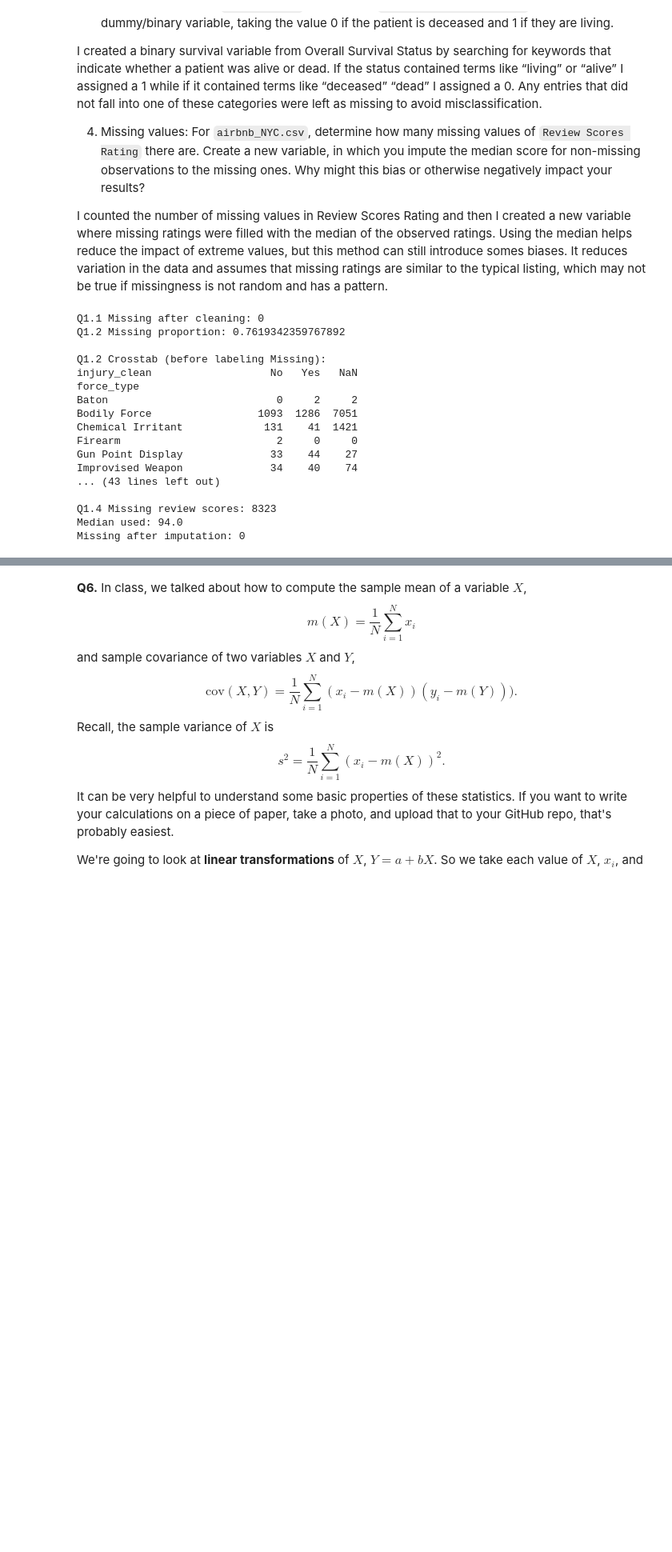
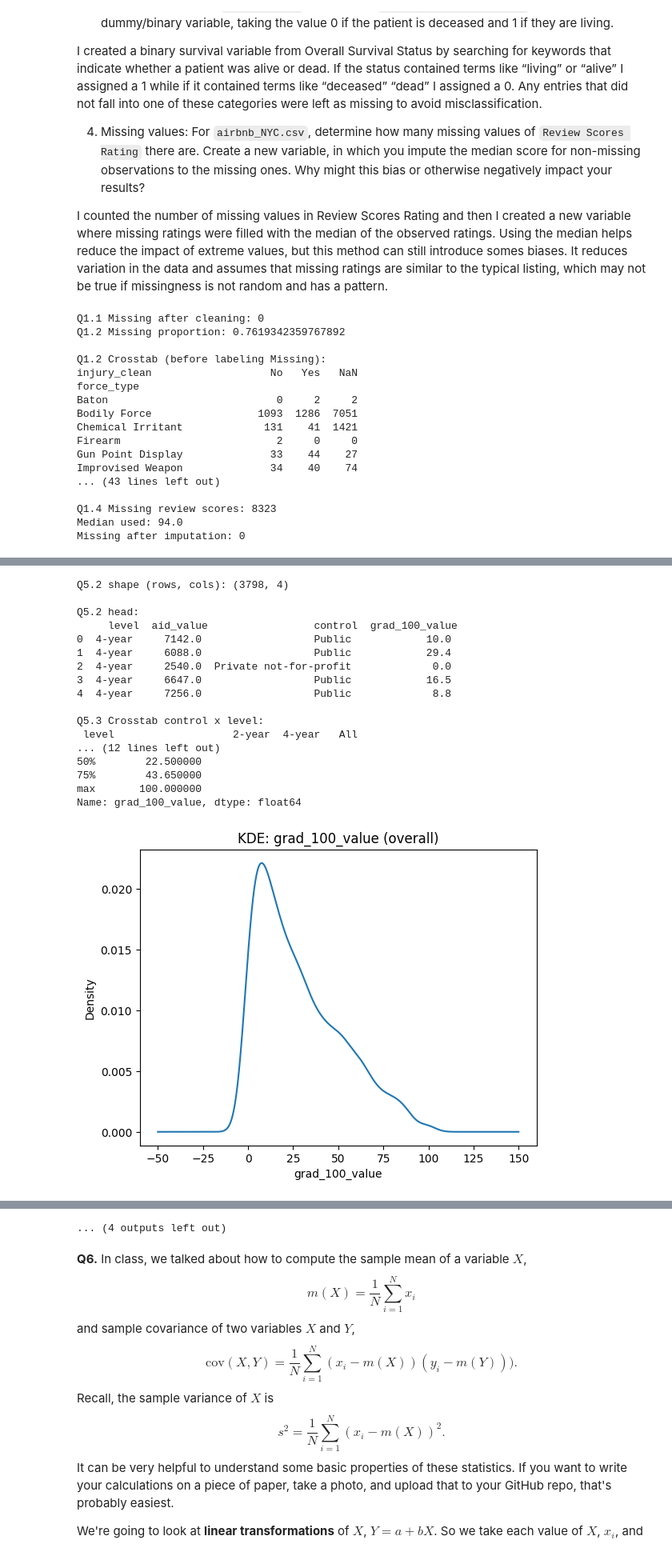
Before and after one commit to timlee717/undergrad_ml_assignments, a Jupyter notebook: 01_assignment_wrangling_and_eda.ipynb, the cells around one changed output, grey strips where cells are left out. Shown at 80% size. Drawn from its saved outputs; the diff is of its cells as text; code cells hidden in the pictures; blank space fills up the shorter version.

```diff
--- a/01_assignment_wrangling_and_eda.ipynb
+++ b/01_assignment_wrangling_and_eda.ipynb
@@ -325,0 +584,79 @@ We'll use the `college_completion.csv` dataset from the US Department of Educati
+# %%
+cc = pd.read_csv("/Users/timothylee/DS Analytics/ml_container/data/college_completion.csv", encoding="latin1")
+
+use_cols = ["level", "aid_value", "control", "grad_100_value"]
+cc = cc[use_cols].copy()
+
+cc["aid_value"] = pd.to_numeric(cc["aid_value"], errors="coerce")
+cc["grad_100_value"] = pd.to_numeric(cc["grad_100_value"], errors="coerce")
+
+print("Q5.2 shape (rows, cols):", cc.shape)
+print("\nQ5.2 head:\n", cc.head())
+
+tab = pd.crosstab(cc["control"], cc["level"], dropna=False, margins=True)
+print("\nQ5.3 Crosstab control x level:\n", tab)
+
+print("\nQ5.4 grad_100_value describe (overall):\n", cc["grad_100_value"].describe())
+
+plt.figure()
+cc["grad_100_value"].dropna().plot(kind="kde")
+plt.title("KDE: grad_100_value (overall)")
+plt.xlabel("grad_100_value")
+plt.show()
+
+for grp in sorted(cc["control"].dropna().unique()):
+    part = cc[cc["control"] == grp]
+    print(f"\nQ5.4 grad_100_value describe | control={grp}:\n", part["grad_100_value"].describe())
+    plt.figure()
+    part["grad_100_value"].dropna().plot(kind="kde")
+    plt.title(f"KDE: grad_100_value | control={grp}")
+    plt.xlabel("grad_100_value")
+    plt.show()
+
+cc_pair = cc[["aid_value", "grad_100_value", "control"]].dropna().copy()
+
+cov_all = cc_pair["aid_value"].cov(cc_pair["grad_100_value"])
+corr_all = cc_pair["aid_value"].corr(cc_pair["grad_100_value"])
+
+print("\nQ5.5 Overall covariance(aid, grad):", cov_all)
+print("Q5.5 Overall correlation(aid, grad):", corr_all)
+
+plt.figure()
+plt.scatter(cc_pair["aid_value"], cc_pair["grad_100_value"])
+plt.title("Scatter: grad_100_value vs aid_value (overall)")
+plt.xlabel("aid_value")
+plt.ylabel("grad_100_value")
+plt.show()
+
+for grp in sorted(cc_pair["control"].unique()):
+    sub = cc_pair[cc_pair["control"] == grp]
+    cov_g = sub["aid_value"].cov(sub["grad_100_value"])
+    corr_g = sub["aid_value"].corr(sub["grad_100_value"])
+    print(f"\nQ5.5 control={grp} covariance(aid, grad):", cov_g)
+    print(f"Q5.5 control={grp} correlation(aid, grad):", corr_g)
+
+    plt.figure()
+    plt.scatter(sub["aid_value"], sub["grad_100_value"])
+    plt.title(f"Scatter: grad_100_value vs aid_value | control={grp}")
+    plt.xlabel("aid_value")
+    plt.ylabel("grad_100_value")
+    plt.show()
+# %% [output]
+Q5.2 shape (rows, cols): (3798, 4)
+
+Q5.2 head:
+     level  aid_value                 control  grad_100_value
+0  4-year     7142.0                  Public            10.0
+1  4-year     6088.0                  Public            29.4
+2  4-year     2540.0  Private not-for-profit             0.0
+3  4-year     6647.0                  Public            16.5
+4  4-year     7256.0                  Public             8.8
+
+Q5.3 Crosstab control x level:
+ level                   2-year  4-year   All
+... (12 lines left out)
+50%        22.500000
+75%        43.650000
+max       100.000000
+Name: grad_100_value, dtype: float64
+[figure, added]
@@ -326,3 +702,4 @@ We'll use the `college_completion.csv` dataset from the US Department of Educati
+... (4 outputs left out)
 # %% [markdown]
 **Q6.** In class, we talked about how to compute the sample mean of a variable $X$,
 $$
```
Also changed, not shown: parts of 10 cells of this notebook.
